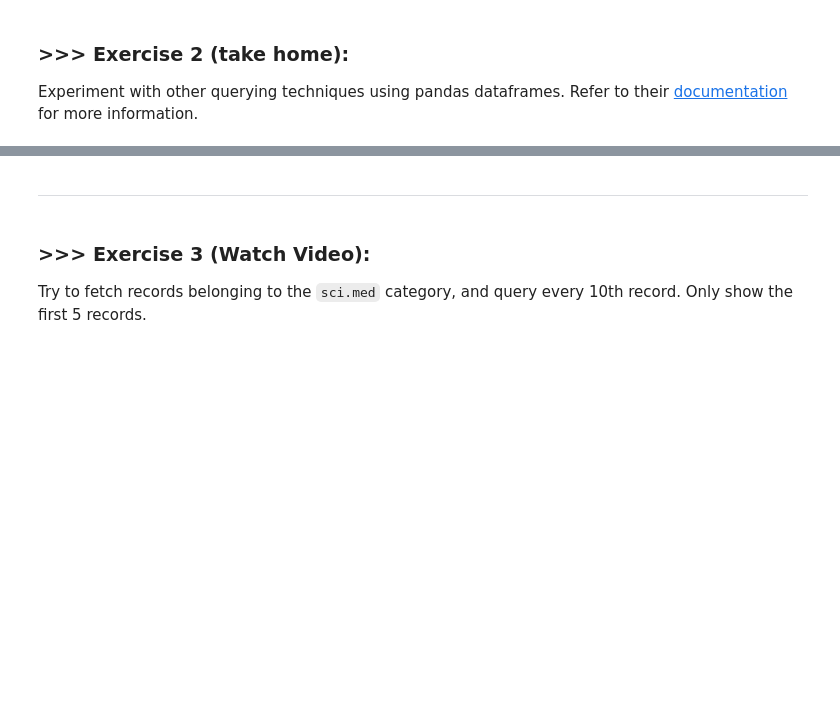
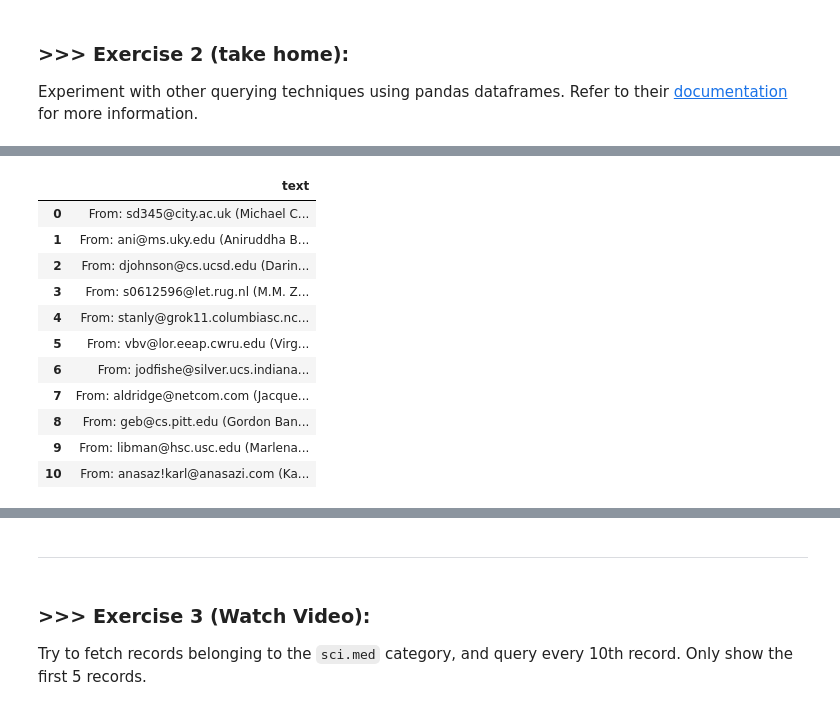
Before and after one commit to Annisme/DM2024-Lab1-Master, a Jupyter notebook: DM2024-Lab1-Master.ipynb, the cells around one changed output, grey strips where cells are left out. Saved outputs shown, nothing was run; the diff lists cells and outputs as text; code cells hidden in the pictures; blank space fills up the shorter version.

```diff
--- a/DM2024-Lab1-Master.ipynb
+++ b/DM2024-Lab1-Master.ipynb
@@ -109,15 +109,15 @@ In order to get faster execution times for this first example we will work on a
 # 定義一個包含四個新聞討論群組名稱的列表
 categories = ['alt.atheism', 'soc.religion.christian', 'comp.graphics', 'sci.med']
 # %%
-#下載並加載 20 Newsgroups 中指定類別的新聞文章。
-#建立訓練資料 (twenty_train)，其格式是一個包含文本資料及其標籤的對象，適用於文本分類模型。
-#確保每次運行時打亂數據的結果一致（random_state=42），這對於 重現實驗結果 非常重要。
+# obtain the documents containing the categories provided
+from sklearn.datasets import fetch_20newsgroups # 匯入 fetch_20newsgroups，用來提取 20 Newsgroups 數據集
 
-# obtain the documents containing the categories provided
-from sklearn.datasets import fetch_20newsgroups
+# 使用 fetch_20newsgroups 提取訓練集，並限定在指定的主題類別中
+twenty_train = fetch_20newsgroups(subset='train',  # 指定我們要取得的是訓練集 (train)
+                                  categories=categories, # 只提取我們感興趣的主題類別（以列表形式傳入，例如['sci.med', 'rec.sport.baseball']）
+                                  shuffle=True, # 隨機打亂數據的順序，避免輸入順序影響模型訓練
+                                  random_state=42) # 設置隨機種子，確保每次運行結果一致（有助於重現實驗）
 
-twenty_train = fetch_20newsgroups(subset='train', categories=categories,
-                                  shuffle=True, random_state=42)
 #This command also shuffles the data randomly, but with random_state we can bring the same distribution of data everytime
 #if we choose the same number, in this case "42". This is good for us, it means we can reproduce the same results every time
 #we want to run the code.
@@ -225,8 +275,11 @@ Here we will show you how to convert dictionary objects into a pandas dataframe.
 # %%
 import pandas as pd
 
-# my functions
+# 匯入自訂的數據挖掘輔助函數（假設這是自定義的輔助程式）
 import helpers.data_mining_helpers as dmh
 
-# construct dataframe from a list
-X = pd.DataFrame.from_records(dmh.format_rows(twenty_train), columns= ['text'])
+# 從自訂函數 format_rows 中取得經過格式化的數據列表，並構建 DataFrame
+X = pd.DataFrame.from_records(
+    dmh.format_rows(twenty_train), # 呼叫輔助函數格式化 twenty_train 數據，轉換成符合 DataFrame 的格式
+    columns= ['text'] # 指定 DataFrame 的欄位名稱為 'text'
+    )
@@ -355,0 +443,15 @@ Experiment with other querying techniques using pandas dataframes. Refer to thei
+# %%
+X.sort_index().loc[0:10]
+# %% [output]
+|  | text |
+| 0 | From: sd345@city.ac.uk (Michael C... |
+| 1 | From: ani@ms.uky.edu (Aniruddha B... |
+| 2 | From: djohnson@cs.ucsd.edu (Darin... |
+| 3 | From: s0612596@let.rug.nl (M.M. Z... |
+| 4 | From: stanly@grok11.columbiasc.nc... |
+| 5 | From: vbv@lor.eeap.cwru.edu (Virg... |
+| 6 | From: jodfishe@silver.ucs.indiana... |
+| 7 | From: aldridge@netcom.com (Jacque... |
+| 8 | From: geb@cs.pitt.edu (Gordon Ban... |
+| 9 | From: libman@hsc.usc.edu (Marlena... |
+| 10 | From: anasaz!karl@anasazi.com (Ka... |
```
Also changed, not shown: parts of 43 cells of this notebook.
